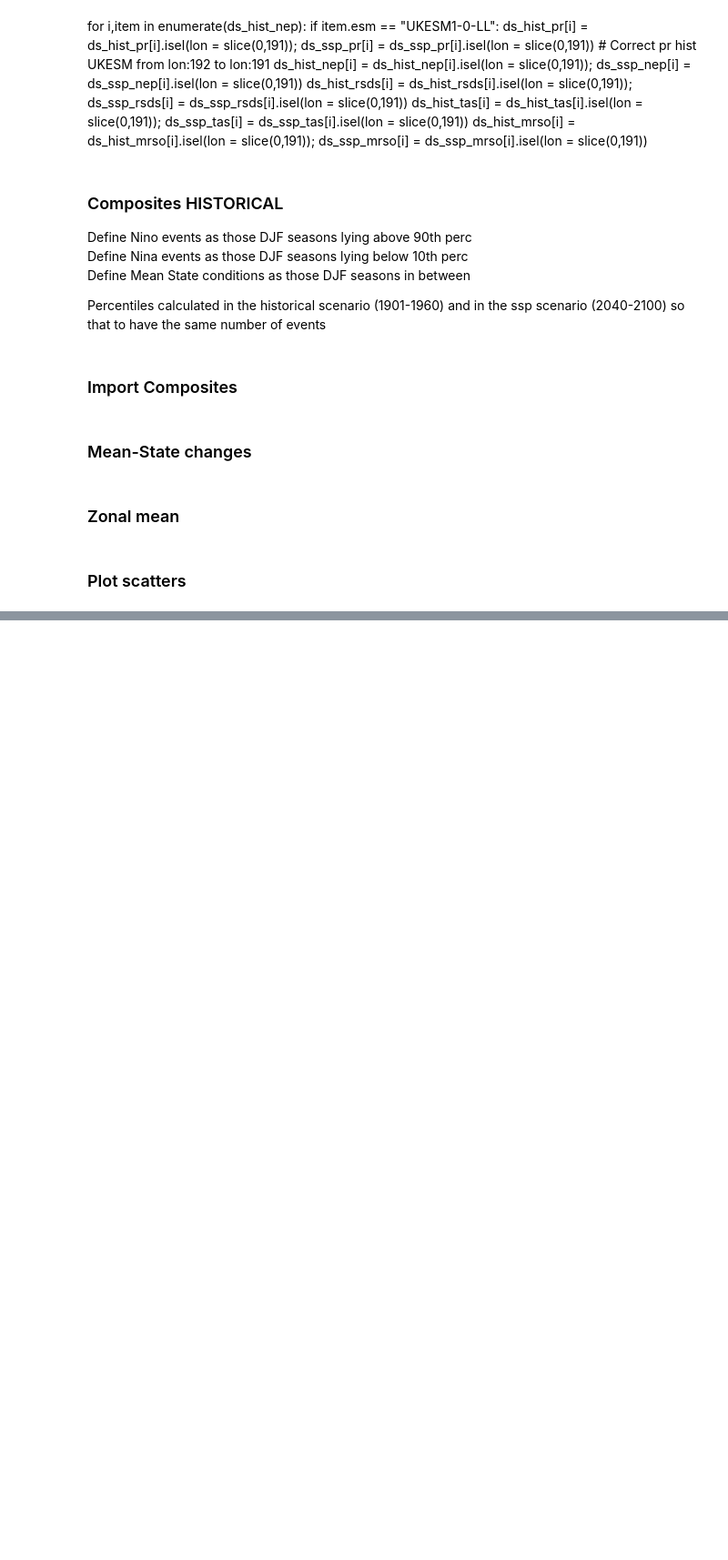
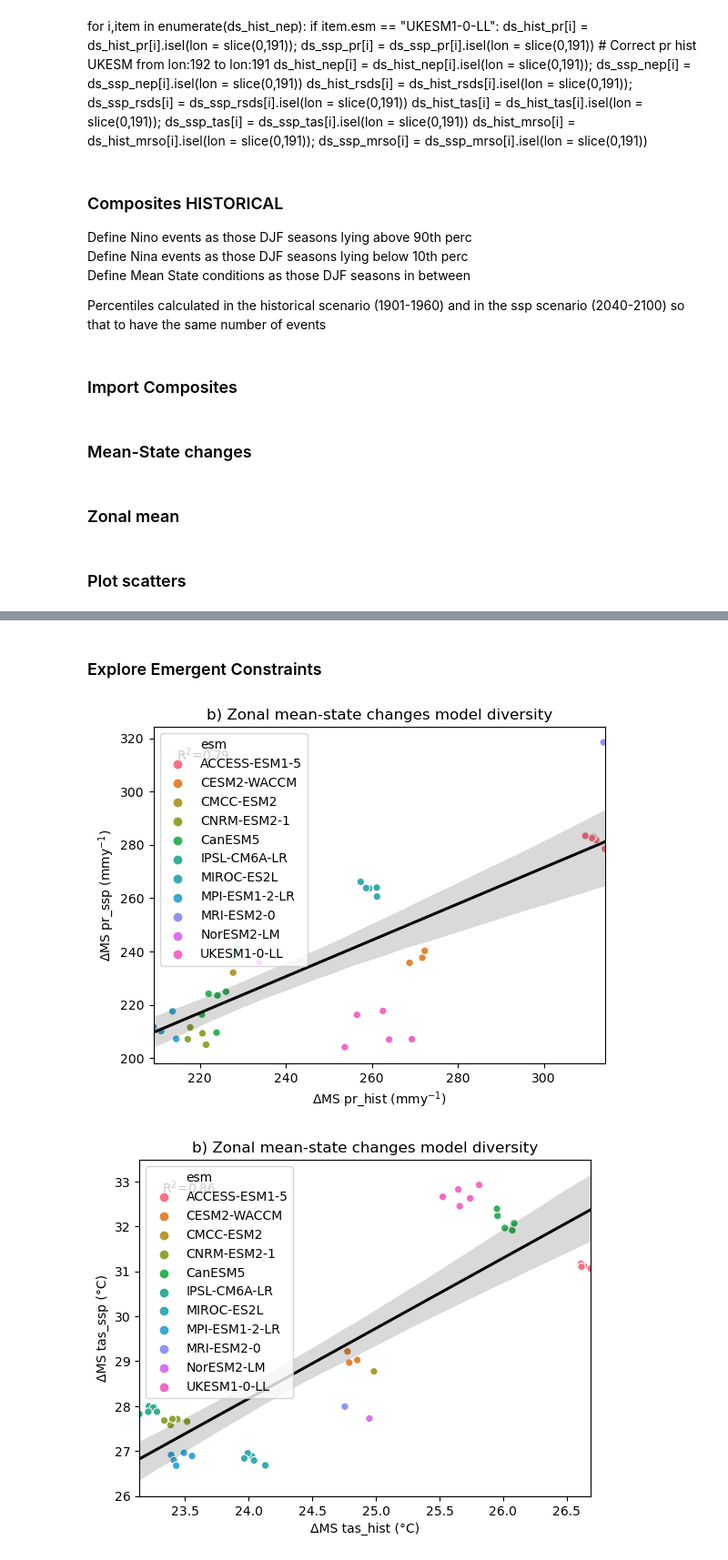
Before and after one commit to Matteo-Mastro/Amazon_CMIP6, a Jupyter notebook: Code/MSC_scatter.ipynb, the cells around one changed output, grey strips where cells are left out. Shown at 91% size. Cells and saved outputs as stored; diff of their text form; code cells hidden in the pictures; blank space fills up the shorter version.

```diff
--- a/Code/MSC_scatter.ipynb
+++ b/Code/MSC_scatter.ipynb
@@ -868,0 +865,2 @@ for predictor in ["pr", "tas", "mrso", "rsds", "hfls"]:
+# %% [markdown]
+### Explore Emergent Constraints
@@ -868,0 +881,42 @@ for predictor in ["pr", "tas", "mrso", "rsds", "hfls"]:
+# %%
+# Convert to pandas dataframe
+df_nep_amz_hist =  xr.concat(ds_nep_amz_hist, dim = "esm").to_dataframe(name = "nep"); df_nep_amz_hist = df_nep_amz_hist.drop(columns = ["region"]).rename(index=dict(zip(df_nep_amz_hist.index, esm)))
+df_pr_amz_hist = xr.concat(ds_pr_amz_hist, dim = "esm").to_dataframe(); df_pr_amz_hist = df_pr_amz_hist.drop(columns = ["region"]).rename(index=dict(zip(df_pr_amz_hist.index, esm)))
+df_tas_amz_hist =  xr.concat(ds_tas_amz_hist, dim = "esm", coords='minimal', compat='override').to_dataframe(); df_tas_amz_hist = df_tas_amz_hist.drop(columns = ["region", "height"]).rename(index=dict(zip(df_tas_amz_hist.index, esm)))
+df_mrso_amz_hist = xr.concat(ds_mrso_amz_hist, dim = "esm").to_dataframe(); df_mrso_amz_hist = df_mrso_amz_hist.drop(columns = ["region"]).rename(index=dict(zip(df_mrso_amz_hist.index, esm)))
+df_hfls_amz_hist = xr.concat(ds_hfls_amz_hist, dim = "esm").to_dataframe(); df_hfls_amz_hist = df_hfls_amz_hist.drop(columns = ["region"]).rename(index=dict(zip(df_hfls_amz_hist.index, esm)))
+df_rsds_amz_hist = xr.concat(ds_rsds_amz_hist, dim = "esm").to_dataframe(); df_rsds_amz_hist = df_rsds_amz_hist.drop(columns = ["region"]).rename(index=dict(zip(df_rsds_amz_hist.index, esm)))
+
+df_nep_amz_ssp =  xr.concat(ds_nep_amz_ssp, dim = "esm").to_dataframe(name = "nep"); df_nep_amz_ssp = df_nep_amz_ssp.drop(columns = ["region"]).rename(index=dict(zip(df_nep_amz_ssp.index, esm)))
+df_pr_amz_ssp = xr.concat(ds_pr_amz_ssp, dim = "esm").to_dataframe(); df_pr_amz_ssp = df_pr_amz_ssp.drop(columns = ["region"]).rename(index=dict(zip(df_pr_amz_ssp.index, esm)))
+df_tas_amz_ssp =  xr.concat(ds_tas_amz_ssp, dim = "esm", coords='minimal', compat='override').to_dataframe(); df_tas_amz_ssp = df_tas_amz_ssp.drop(columns = ["region", "height"]).rename(index=dict(zip(df_tas_amz_ssp.index, esm)))
+df_mrso_amz_ssp = xr.concat(ds_mrso_amz_ssp, dim = "esm").to_dataframe(); df_mrso_amz_ssp = df_mrso_amz_ssp.drop(columns = ["region"]).rename(index=dict(zip(df_mrso_amz_ssp.index, esm)))
+df_hfls_amz_ssp = xr.concat(ds_hfls_amz_ssp, dim = "esm").to_dataframe(); df_hfls_amz_ssp = df_hfls_amz_ssp.drop(columns = ["region"]).rename(index=dict(zip(df_hfls_amz_ssp.index, esm)))
+df_rsds_amz_ssp = xr.concat(ds_rsds_amz_ssp, dim = "esm").to_dataframe(); df_rsds_amz_ssp = df_rsds_amz_ssp.drop(columns = ["region"]).rename(index=dict(zip(df_rsds_amz_ssp.index, esm)))
+# %%
+df_amz_ms = pd.concat([df_nep_amz_hist, df_pr_amz_hist, df_tas_amz_hist, df_mrso_amz_hist, df_hfls_amz_hist, df_rsds_amz_hist, df_nep_amz_ssp, df_pr_amz_ssp, df_tas_amz_ssp, df_mrso_amz_ssp, df_hfls_amz_ssp, df_rsds_amz_ssp], axis = 1)
+df_amz_ms.set_axis(["nep_hist","pr_hist","tas_hist","mrso_hist","hfls_hist","rsds_hist","nep_ssp","pr_ssp","tas_ssp","mrso_ssp","hfls_ssp","rsds_ssp"], axis=1, inplace=True)
+# %%
+out_path = 'G:/Shared drives/Amazon_ENSO_work/RESULTS/'
+
+from scipy import stats
+import seaborn as sns
+i = 0
+units = ["mmy$^{-1}$", "°C", "Kgm$^{-3}$", "Wm$^{-2}$", "Wm$^{-2}$"]
+for predictor in ["pr", "tas", "mrso", "rsds", "hfls"]:
+
+    fig, ax = plt.subplots(nrows=1, ncols=1)
+    ax = sns.scatterplot(predictor + "_hist", predictor + "_ssp", data=df_amz_ms, hue=df_amz_ms.index)
+    ax = sns.regplot(x=predictor + "_hist", y = predictor + "_ssp", data=df_amz_ms, scatter=False, line_kws={"color": "black"})
+    ax.set(xlabel="\u0394MS " + predictor + "_hist" + " (" + units[i] +")", ylabel="\u0394MS " + predictor + "_ssp" + " (" + units[i] +")")
+    ax.text(.05, .9, 'R$^2$={:.2f}'.format(stats.linregress(df_amz_ms[predictor + "_hist"],df_amz_ms[predictor + "_ssp"]).rvalue),
+            transform=ax.transAxes, fontsize = 10)
+    title= "MSC model diversity - " + predictor
+    ax.set_title("b) Zonal mean-state changes model diversity")
+    #ax.legend(ncol=2, fontsize = 8)
+    # output_file = os.path.join(out_path, title) + ".png"
+#     plt.savefig(output_file, bbox_inches='tight')
+    i = i+1
+# %% [output]
+[figure, added]
+[figure, added]
```
Also changed, not shown: parts of 12 cells of this notebook, 23 other files.
